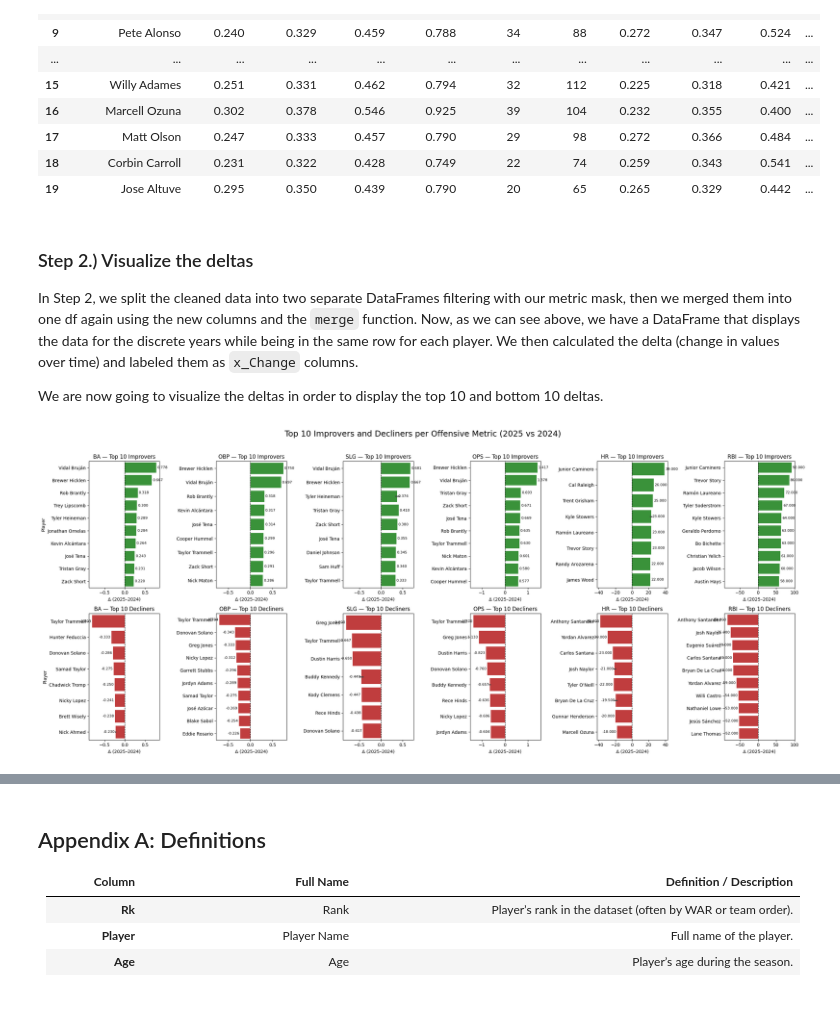
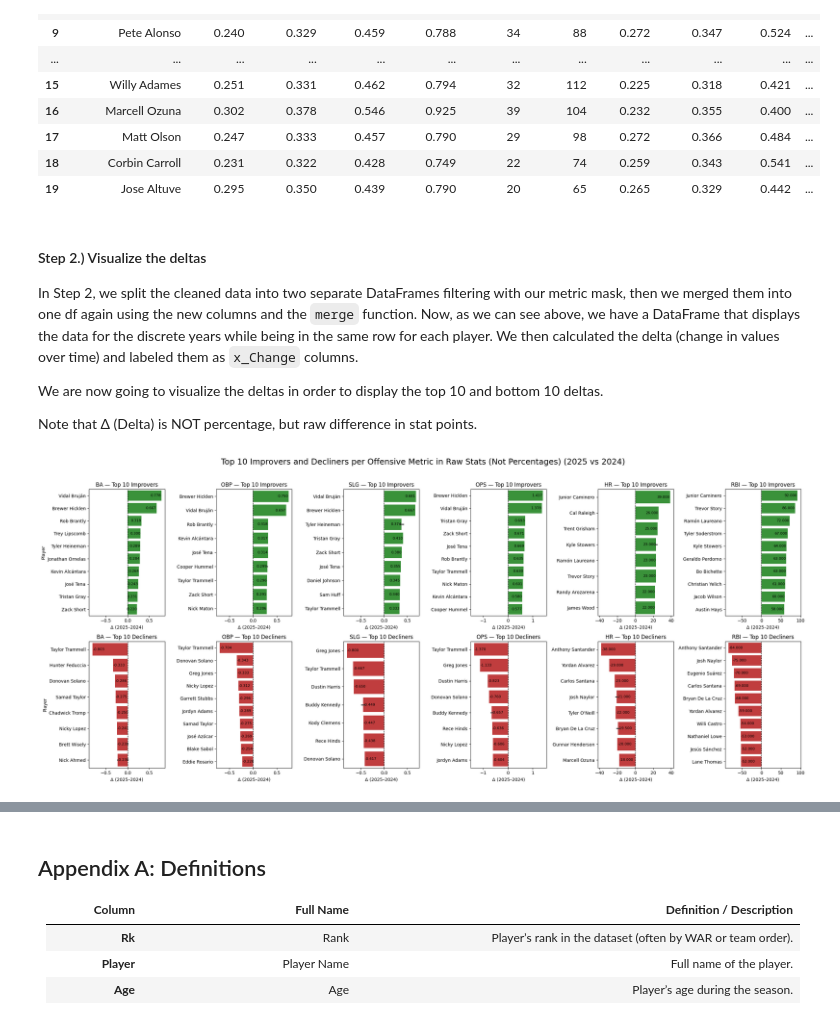
Before and after one commit to AdanH2/baseball-python-project, a Jupyter notebook: main.ipynb, the cells around one changed output, grey strips where cells are left out. Cells and saved outputs as stored; diff of their text form; code cells hidden in the pictures.

Commit message:
Wrapped up question 2 and formatting

````diff
--- a/main.ipynb
+++ b/main.ipynb
@@ -470,11 +472,13 @@ player_change.head(20)
 | 18 | Corbin Carroll | 0.231 | 0.322 | 0.428 | 0.749 | 22 | 74 | 0.259 | 0.343 | 0.541 | ... |
 | 19 | Jose Altuve | 0.295 | 0.350 | 0.439 | 0.790 | 20 | 65 | 0.265 | 0.329 | 0.442 | ... |
 # %% [markdown]
-### Step 2.) Visualize the deltas
+#### Step 2.) Visualize the deltas
 
 In Step 2, we split the cleaned data into two separate DataFrames filtering with our metric mask, then we merged them into one df again using the new columns and the ```merge``` function. Now, as we can see above, we have a DataFrame that displays the data for the discrete years while being in the same row for each player. We then calculated the delta (change in values over time) and labeled them as ```x_Change``` columns.
 
 We are now going to visualize the deltas in order to display the top 10 and bottom 10 deltas.
+
+Note that Δ (Delta) is NOT percentage, but raw difference in stat points.
 # %%
 # Prepare figure
 fig, axes = plt.subplots(2, 6, figsize=(24, 10))
@@ -484,6 +488,7 @@ plt.subplots_adjust(hspace=0.4, wspace=0.3)
 for i, metric in enumerate(metrics):
     # Top row: Improvers
     top10 = player_change.nlargest(10, f"{metric}_Change")
+    # Format the improver plot
     barplot_top = sns.barplot(
         data=top10,
         x=f"{metric}_Change", y="Player",
@@ -496,40 +501,64 @@ for i, metric in enumerate(metrics):
         axes[0, i].set_ylabel("")
 
     # Label bars with their delta values
-    for container in barplot_top.containers:
-        barplot_top.bar_label(container, fmt="%.3f", padding=2, fontsize=8, color="black")
+    for p in barplot_top.patches:
+        width = p.get_width()
+        x = width - (0.02 * abs(width))
+        y = p.get_y() + p.get_height() / 2
+        axes[0, i].text(
+            x, y,
+            f"{width:.3f}",
+            va="center",
+            ha="right",
+            fontsize=8,
+            color="black"
+        )
 
     # Bottom row: Decliners
     bottom10 = player_change.nsmallest(10, f"{metric}_Change")
+    # Formatting
     barplot_bottom = sns.barplot(
         data=bottom10,
         x=f"{metric}_Change", y="Player",
         color="tab:red", ax=axes[1, i]
     )
+    # Adjust axes styling and labeling
     axes[1, i].set_title(f"{metric} — Top 10 Decliners", fontsize=12)
     axes[1, i].axvline(0, color="black", linestyle="--", linewidth=1)
     axes[1, i].set_xlabel("Δ (2025–2024)")
     if i != 0:
         axes[1, i].set_ylabel("")
 
     # Label bars with their delta values
-    for container in barplot_bottom.containers:
-        barplot_bottom.bar_label(container, fmt="%.3f", padding=2, fontsize=8, color="black")
+    for p in barplot_bottom.patches:
+        width = p.get_width()
+        x = width + 0.01 * abs(width)
+        y = p.get_y() + p.get_height() / 2
+        axes[1, i].text(
+            x, y,
+            f"{width:.3f}",
+            va="center",
+            ha="left",
+            fontsize=8,
+            color="black"
+        )
 
     # Match x-axis range for both charts and ensure full data is visible
     data = player_change[f"{metric}_Change"]
     x_min, x_max = data.min(), data.max()
-    pad = (x_max - x_min) * 0.05  # Add 5% padding for visibility
+
+    # Add 5% padding for visibility
+    pad = (x_max - x_min) * 0.05
     x_lower, x_upper = x_min - pad, x_max + pad
 
     axes[0, i].set_xlim(x_lower, x_upper)
     axes[1, i].set_xlim(x_lower, x_upper)
 
-# Add a clean main title
-fig.suptitle("Top 10 Improvers and Decliners per Offensive Metric (2025 vs 2024)", fontsize=18, y=1.02)
+# Title
+fig.suptitle("Top 10 Improvers and Decliners per Offensive Metric in Raw Stats (Not Percentages) (2025 vs 2024)", fontsize=18, y=1.02)
 
 plt.tight_layout()
 plt.show()
 # %% [output]
-[figure, old version]
+[figure, new version]
 # %% [markdown]
````
Also changed, not shown: parts of 3 cells of this notebook.
